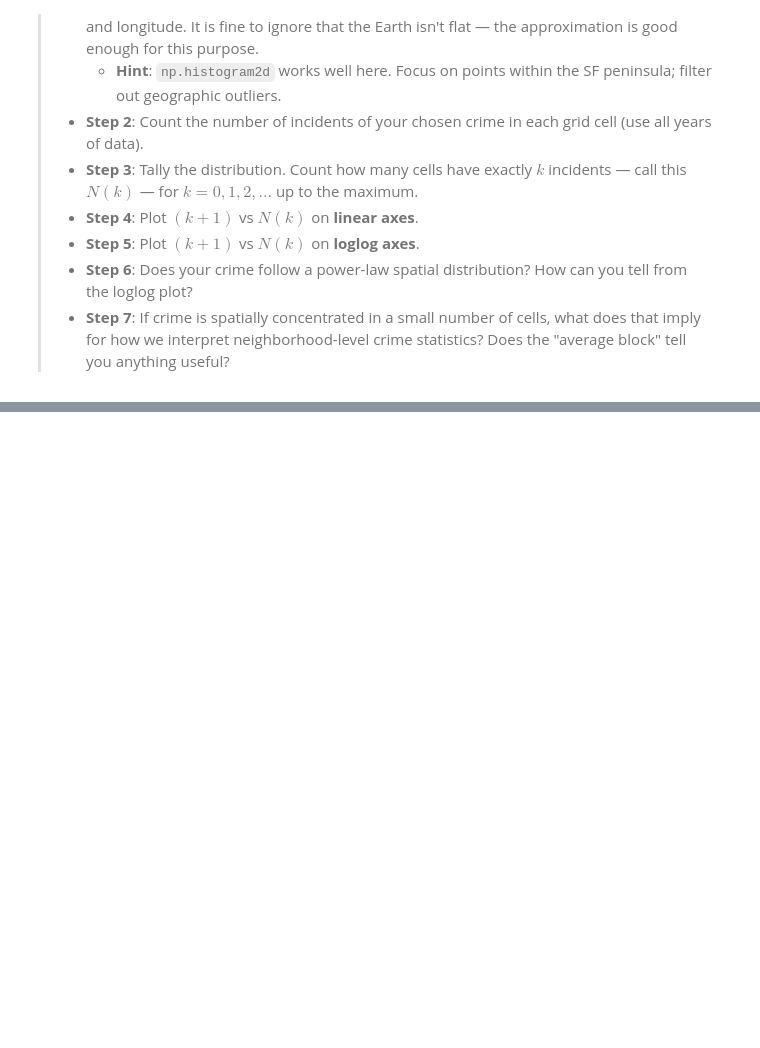
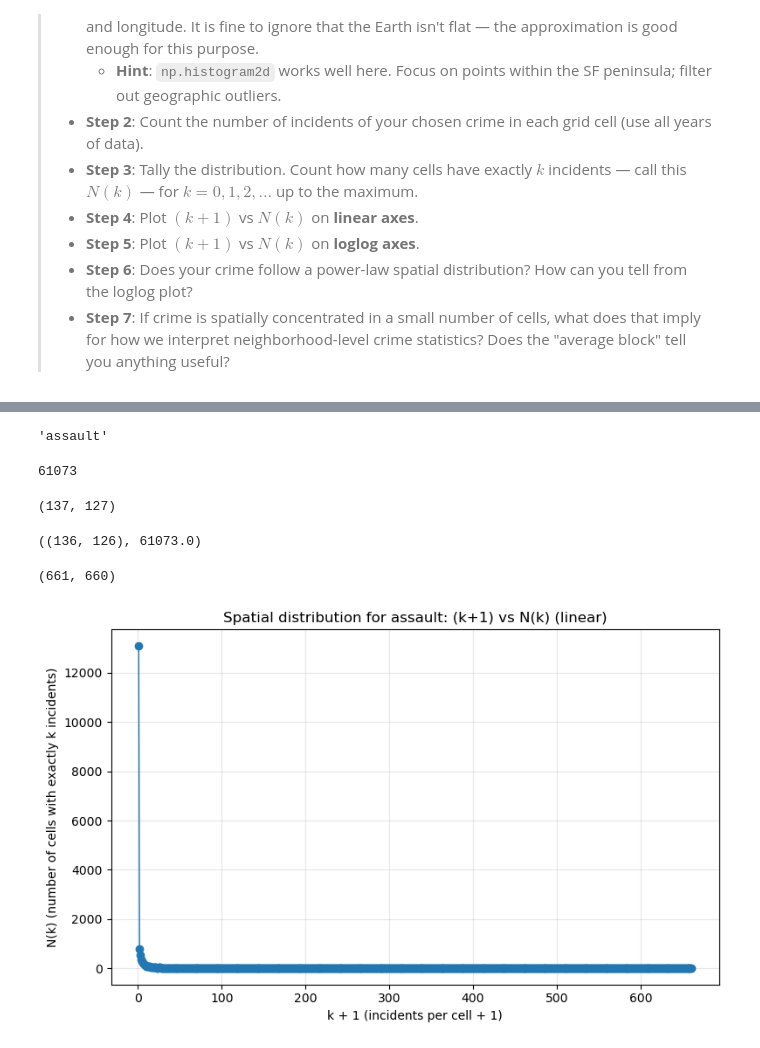
Before and after one commit to Yasmine-bou/Data_analysis, a Jupyter notebook: Assignment1.ipynb, the cells around one changed output, grey strips where cells are left out. Drawn from its saved outputs; the diff is of its cells as text; code cells hidden in the pictures; blank space fills up the shorter version.

Commit message:
A1.4: implement 100m grid hotspot analysis with histogram2d; plot (k+1) vs N(k) on linear/log-log and add power-law interpretation

```diff
--- a/Assignment1.ipynb
+++ b/Assignment1.ipynb
@@ -522,0 +521,67 @@ Select **at least 4** of your Personal Focus Crimes for this exercise. More is f
+# %%
+crime_name = crime_counts.loc[focus_crimes].idxmax()
+crime_name
+# %% [output]
+'assault'
+# %%
+crime_df = df_focus[df_focus[CRIME_COL] == crime_name].copy()
+
+crime_df = crime_df.dropna(subset=[LAT_COL, LON_COL])
+
+# rough SF bounding box (filters out geographic outliers)
+crime_df = crime_df[
+    (crime_df[LAT_COL].between(37.70, 37.83)) &
+    (crime_df[LON_COL].between(-122.52, -122.35))
+].copy()
+
+len(crime_df)
+# %% [output]
+61073
+# %%
+lat_step = 100 / 111_000
+lon_step = 100 / (111_000 * np.cos(np.deg2rad(37.77)))
+
+lat_min, lat_max = crime_df[LAT_COL].min(), crime_df[LAT_COL].max()
+lon_min, lon_max = crime_df[LON_COL].min(), crime_df[LON_COL].max()
+
+lat_bins = np.arange(lat_min, lat_max + lat_step, lat_step)
+lon_bins = np.arange(lon_min, lon_max + lon_step, lon_step)
+
+len(lat_bins), len(lon_bins)
+# %% [output]
+(137, 127)
+# %%
+H, yedges, xedges = np.histogram2d(
+    crime_df[LAT_COL].to_numpy(),
+    crime_df[LON_COL].to_numpy(),
+    bins=[lat_bins, lon_bins]
+)
+
+# H is counts per cell
+H.shape, H.sum()
+# %% [output]
+((136, 126), 61073.0)
+# %%
+cell_counts = H.astype(int).ravel()
+
+max_k = cell_counts.max()
+Nk = np.bincount(cell_counts)  # Nk[k] = number of cells with count k
+
+k = np.arange(len(Nk))         # 0..max_k
+len(Nk), max_k
+# %% [output]
+(661, 660)
+# %%
+x = k + 1
+y = Nk
+
+plt.figure(figsize=(8,5))
+plt.plot(x, y, marker="o", linewidth=1)
+plt.title(f"Spatial distribution for {crime_name}: (k+1) vs N(k) (linear)")
+plt.xlabel("k + 1 (incidents per cell + 1)")
+plt.ylabel("N(k) (number of cells with exactly k incidents)")
+plt.grid(alpha=0.3)
+plt.tight_layout()
+plt.show()
+# %% [output]
+[figure, added]
```
Also changed, not shown: parts of 5 cells of this notebook.
